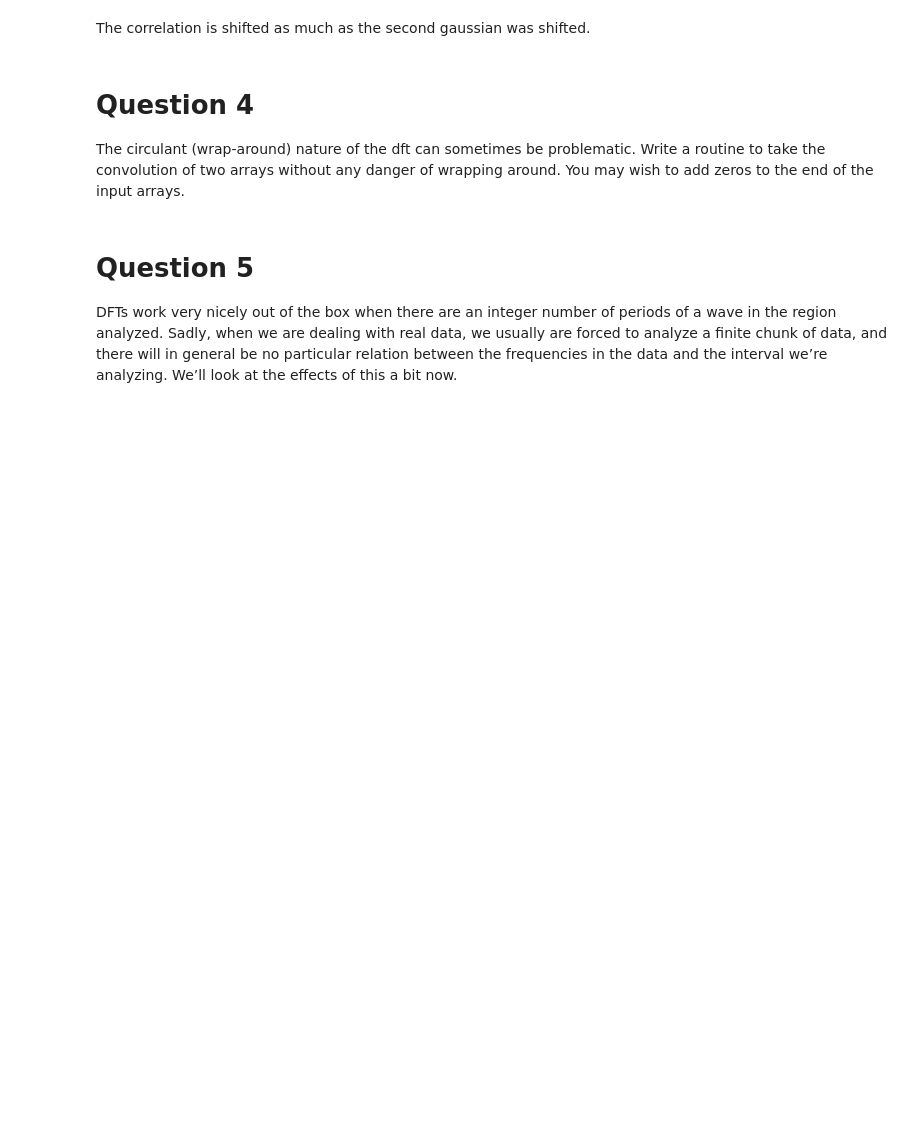
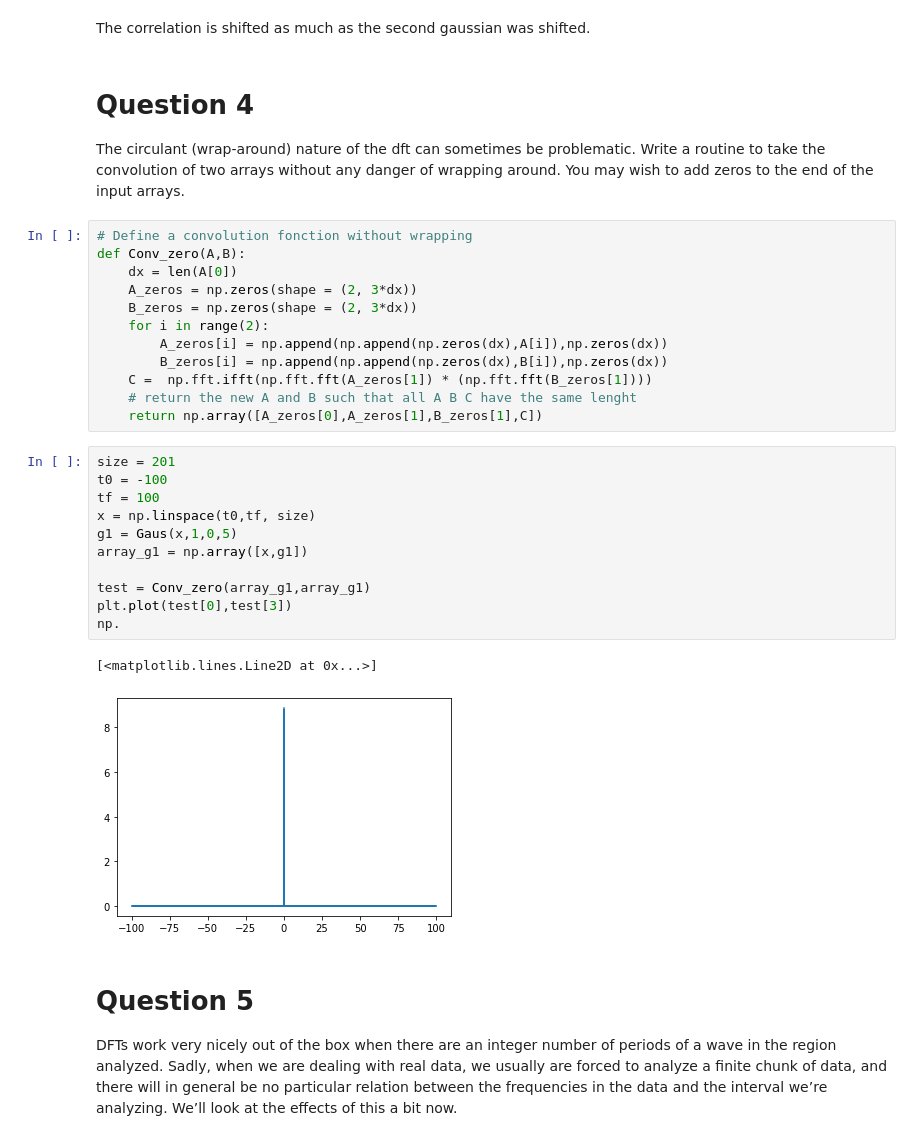
Before and after one commit to RphlFrmnt/PHYS512, a Jupyter notebook: Assign_4.ipynb, the cells around one changed output. Cells and saved outputs as stored; diff of their text form; blank space fills up the shorter version.

```diff
--- a/Assign_4.ipynb
+++ b/Assign_4.ipynb
@@ -159,6 +159,32 @@ The correlation is shifted as much as the second gaussian was shifted.
 # %% [markdown]
 # Question 4
 The circulant (wrap-around) nature of the dft can sometimes be problematic. Write a routine to take the convolution of two arrays without any danger of wrapping around. You may wish to add zeros to the end of the input arrays.
+# %%
+# Define a convolution fonction without wrapping
+def Conv_zero(A,B):
+    dx = len(A[0])
+    A_zeros = np.zeros(shape = (2, 3*dx))
+    B_zeros = np.zeros(shape = (2, 3*dx))
+    for i in range(2):
+        A_zeros[i] = np.append(np.append(np.zeros(dx),A[i]),np.zeros(dx))
+        B_zeros[i] = np.append(np.append(np.zeros(dx),B[i]),np.zeros(dx))
+    C =  np.fft.ifft(np.fft.fft(A_zeros[1]) * (np.fft.fft(B_zeros[1])))
+    # return the new A and B such that all A B C have the same lenght
+    return np.array([A_zeros[0],A_zeros[1],B_zeros[1],C])
+# %%
+size = 201
+t0 = -100
+tf = 100
+x = np.linspace(t0,tf, size)
+g1 = Gaus(x,1,0,5)
+array_g1 = np.array([x,g1])
+
+test = Conv_zero(array_g1,array_g1)
+plt.plot(test[0],test[3])
+np.
+# %% [output]
+[<matplotlib.lines.Line2D at 0x...>]
+[figure, added]
 # %% [markdown]
 # Question 5
 DFTs work very nicely out of the box when there are an integer number of periods of a wave in the region analyzed. Sadly, when we are dealing with real data, we usually are forced to analyze a finite chunk of data, and there will in general be no particular relation between the frequencies in the data and the interval we’re analyzing. We’ll look at the effects of this a bit now.
```
Also changed, not shown: parts of 6 cells of this notebook.
